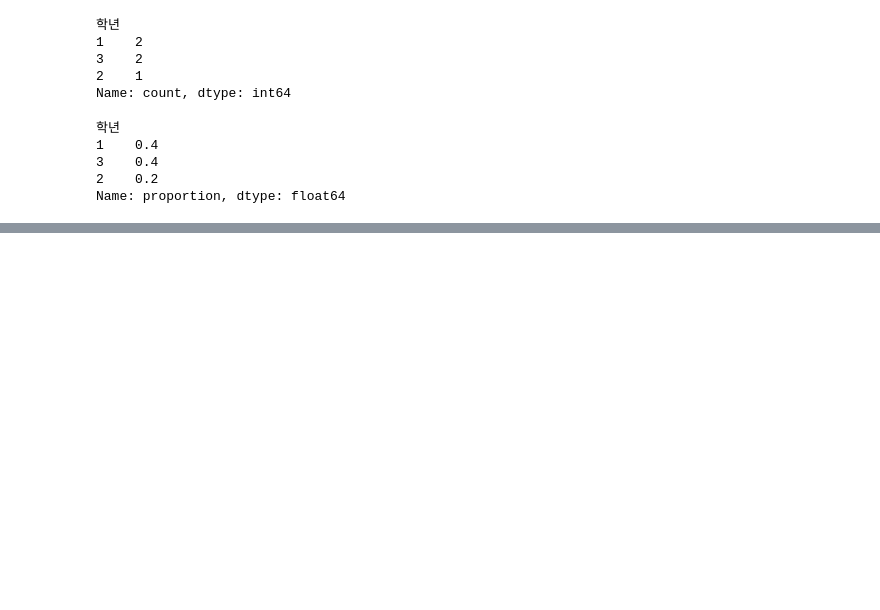
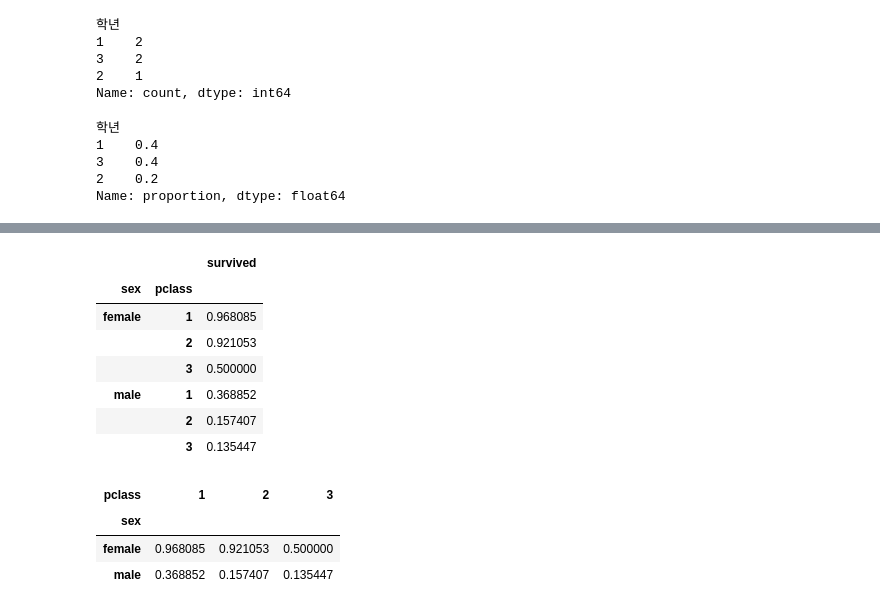
Before and after one commit to HeeJu-XiJu/Pandas, a Jupyter notebook: 14. 그룹화.ipynb, the cells around one changed output, grey strips where cells are left out. Saved outputs shown, nothing was run; the diff lists cells and outputs as text; code cells hidden in the pictures; blank space fills up the shorter version.

```diff
--- a/14. 그룹화.ipynb
+++ b/14. 그룹화.ipynb
@@ -187,0 +215,18 @@ Name: proportion, dtype: float64
+# %%
+df.pivot_table(index=['sex', 'pclass'], values='survived')
+# %% [output]
+|  |  | survived |
+| sex | pclass |  |
+| female | 1 | 0.968085 |
+|  | 2 | 0.921053 |
+|  | 3 | 0.500000 |
+| male | 1 | 0.368852 |
+|  | 2 | 0.157407 |
+|  | 3 | 0.135447 |
+# %%
+df.pivot_table(index='sex', columns='pclass', values='survived')
+# %% [output]
+| pclass | 1 | 2 | 3 |
+| sex |  |  |  |
+| female | 0.968085 | 0.921053 | 0.500000 |
+| male | 0.368852 | 0.157407 | 0.135447 |
```
Also changed, not shown: parts of 6 cells of this notebook.
